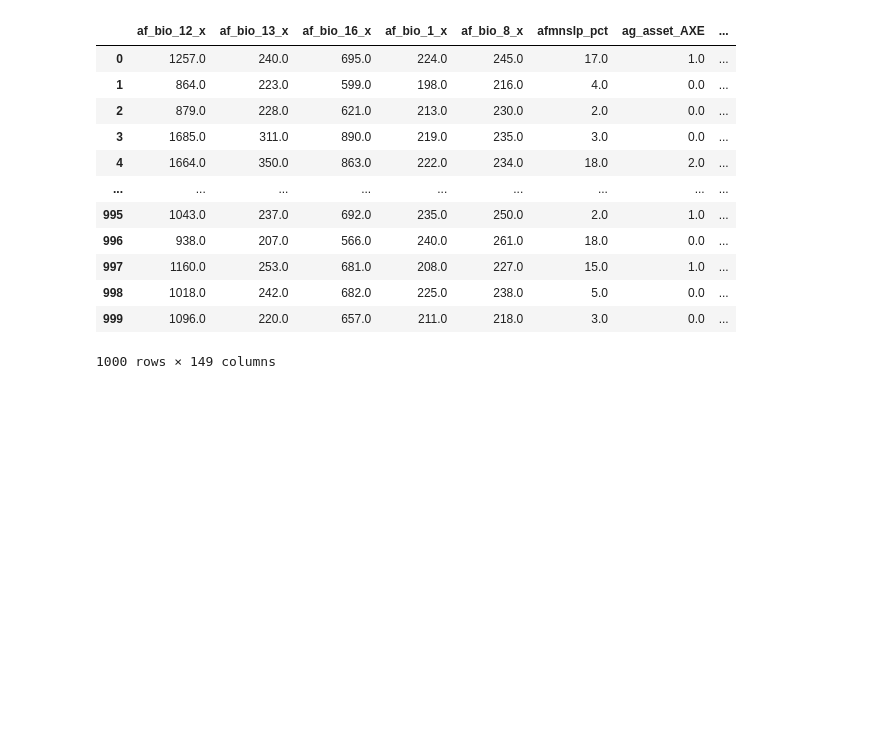
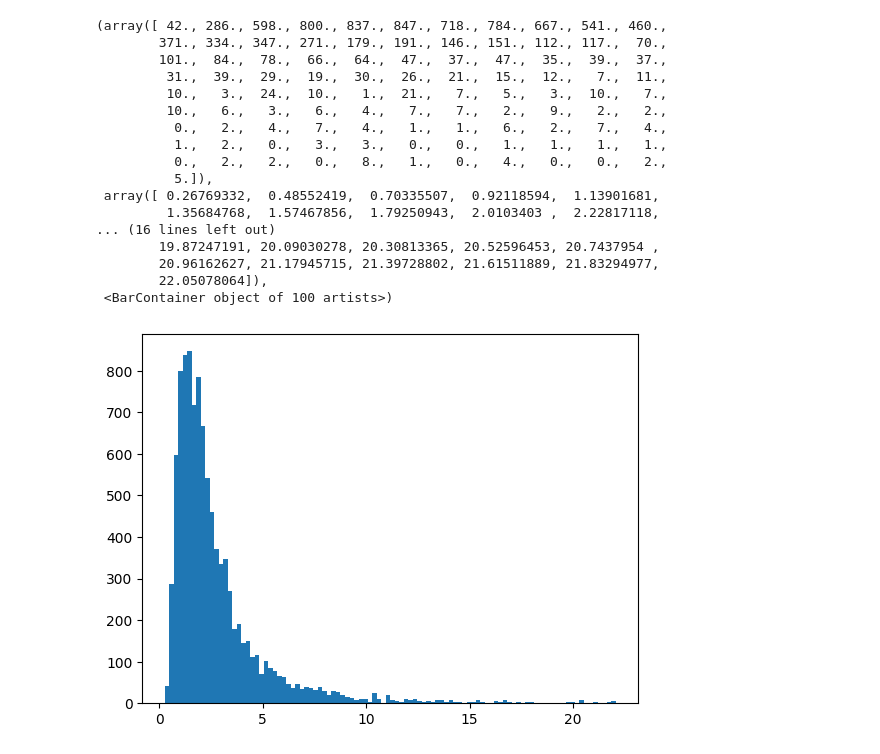
Before and after one commit to roshni714/poverty, a Jupyter notebook: dry_run/data_generator.ipynb, the cells around one changed output. Drawn from its saved outputs; the diff is of its cells as text; code cells hidden in the pictures; blank space fills up the shorter version.

```diff
--- a/dry_run/data_generator.ipynb
+++ b/dry_run/data_generator.ipynb
@@ -5,3 +6,28 @@ from gan_data_gen import generate_synthetic_data
+# %%
+gt_generator = get_gt_data_generator(trainpath='data/train.parquet')
+train_df = gt_generator(10000, seed=123456)
+# %%
+train_df = train_df[train_df['consumption_per_capita_per_day'] < 25]
+plt.hist(train_df['consumption_per_capita_per_day'], bins=100)
+# %% [output]
+(array([ 42., 286., 598., 800., 837., 847., 718., 784., 667., 541., 460.,
+        371., 334., 347., 271., 179., 191., 146., 151., 112., 117.,  70.,
+        101.,  84.,  78.,  66.,  64.,  47.,  37.,  47.,  35.,  39.,  37.,
+         31.,  39.,  29.,  19.,  30.,  26.,  21.,  15.,  12.,   7.,  11.,
+         10.,   3.,  24.,  10.,   1.,  21.,   7.,   5.,   3.,  10.,   7.,
+         10.,   6.,   3.,   6.,   4.,   7.,   7.,   2.,   9.,   2.,   2.,
+          0.,   2.,   4.,   7.,   4.,   1.,   1.,   6.,   2.,   7.,   4.,
+          1.,   2.,   0.,   3.,   3.,   0.,   0.,   1.,   1.,   1.,   1.,
+          0.,   2.,   2.,   0.,   8.,   1.,   0.,   4.,   0.,   0.,   2.,
+          5.]),
+ array([ 0.26769332,  0.48552419,  0.70335507,  0.92118594,  1.13901681,
+         1.35684768,  1.57467856,  1.79250943,  2.0103403 ,  2.22817118,
+... (16 lines left out)
+        19.87247191, 20.09030278, 20.30813365, 20.52596453, 20.7437954 ,
+        20.96162627, 21.17945715, 21.39728802, 21.61511889, 21.83294977,
+        22.05078064]),
+ <BarContainer object of 100 artists>)
+[figure, added]
 # %%
 datawrapperpath = 'pickled/datawrapper-maxepochs=3000_lr=0.001_batchsize=256_dropout=0.1.pickle'
 generatorpath = 'pickled/generator-maxepochs=3000_lr=0.001_batchsize=256_dropout=0.1.pickle'
@@ -12,16 +34,0 @@ g = get_gt_data_generator(trainpath='data/train.parquet')
-# %%
-g(1000, 1)
-# %% [output]
-|  | af_bio_12_x | af_bio_13_x | af_bio_16_x | af_bio_1_x | af_bio_8_x | afmnslp_pct | ag_asset_AXE | ... |
-| 0 | 1257.0 | 240.0 | 695.0 | 224.0 | 245.0 | 17.0 | 1.0 | ... |
-| 1 | 864.0 | 223.0 | 599.0 | 198.0 | 216.0 | 4.0 | 0.0 | ... |
-| 2 | 879.0 | 228.0 | 621.0 | 213.0 | 230.0 | 2.0 | 0.0 | ... |
-| 3 | 1685.0 | 311.0 | 890.0 | 219.0 | 235.0 | 3.0 | 0.0 | ... |
-| 4 | 1664.0 | 350.0 | 863.0 | 222.0 | 234.0 | 18.0 | 2.0 | ... |
-| ... | ... | ... | ... | ... | ... | ... | ... | ... |
-| 995 | 1043.0 | 237.0 | 692.0 | 235.0 | 250.0 | 2.0 | 1.0 | ... |
-| 996 | 938.0 | 207.0 | 566.0 | 240.0 | 261.0 | 18.0 | 0.0 | ... |
-| 997 | 1160.0 | 253.0 | 681.0 | 208.0 | 227.0 | 15.0 | 1.0 | ... |
-| 998 | 1018.0 | 242.0 | 682.0 | 225.0 | 238.0 | 5.0 | 0.0 | ... |
-| 999 | 1096.0 | 220.0 | 657.0 | 211.0 | 218.0 | 3.0 | 0.0 | ... |
-1000 rows × 149 columns
```
Also changed, not shown: parts of 12 cells of this notebook, 12 other files.
